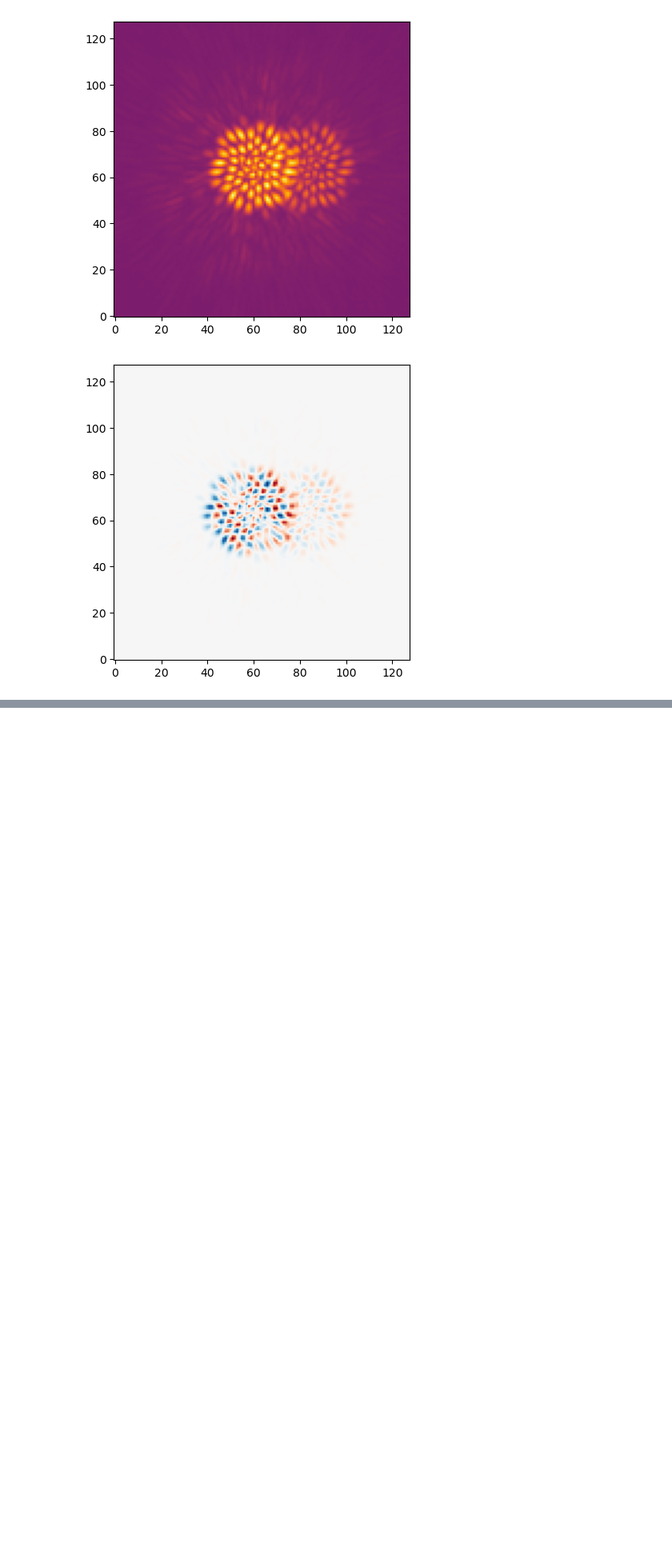
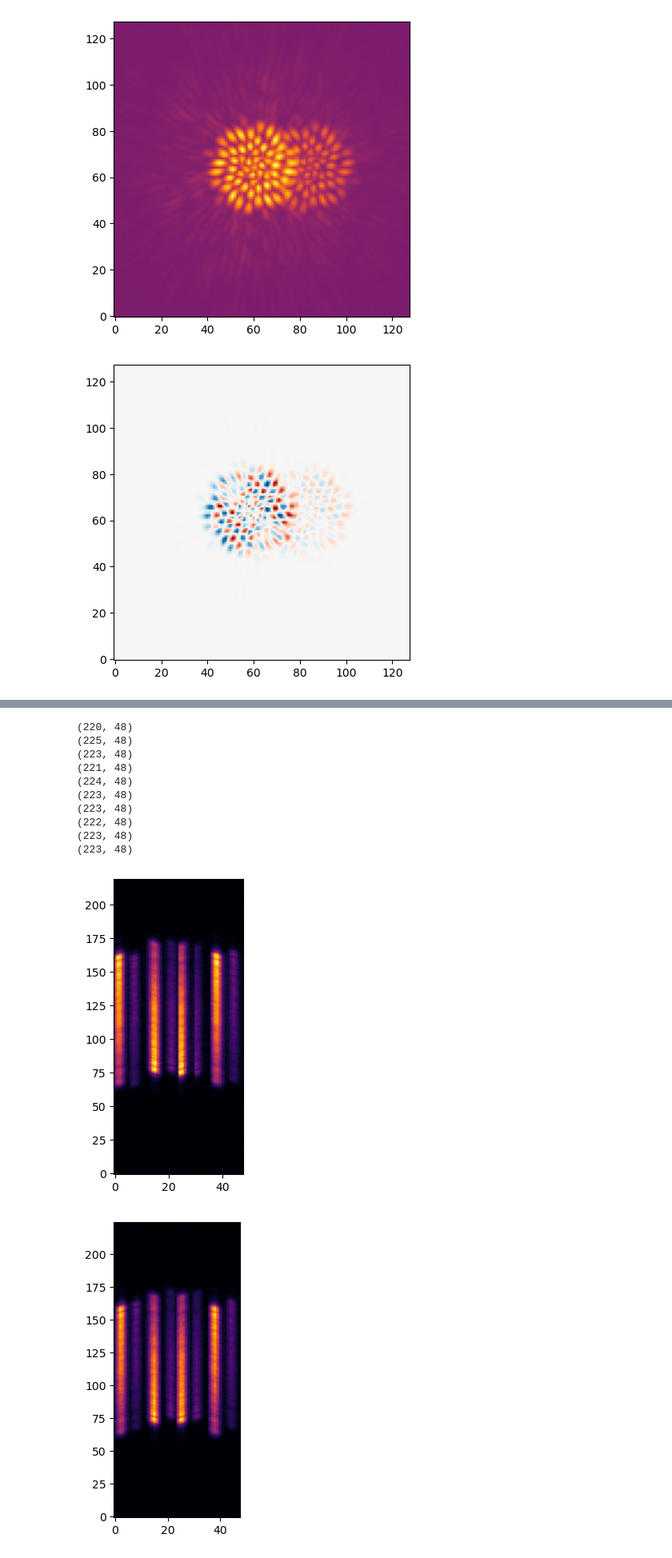
Before and after one commit to TolimanSpace/imageservice, a Jupyter notebook: imageservice/build_sim_data.ipynb, the cells around one changed output, grey strips where cells are left out. Shown at 80% size. Cells and saved outputs as stored; diff of their text form; code cells hidden in the pictures; blank space fills up the shorter version.

```diff
--- a/imageservice/build_sim_data.ipynb
+++ b/imageservice/build_sim_data.ipynb
@@ -189,0 +369,18 @@ plt.imshow(img,origin='lower',cmap='RdBu', aspect=0.5, vmin=-max_value, vmax=max
+# %%
+for img in sidelobe_strips:
+    print(img.shape)
+    plt.figure()
+    plt.imshow(img,origin='lower',cmap='inferno', aspect=0.5);
+# %% [output]
+(220, 48)
+(225, 48)
+(223, 48)
+(221, 48)
+(224, 48)
+(223, 48)
+(223, 48)
+(222, 48)
+(223, 48)
+(223, 48)
+[figure, added]
+[figure, added]
```
Also changed, not shown: parts of 37 cells of this notebook.
